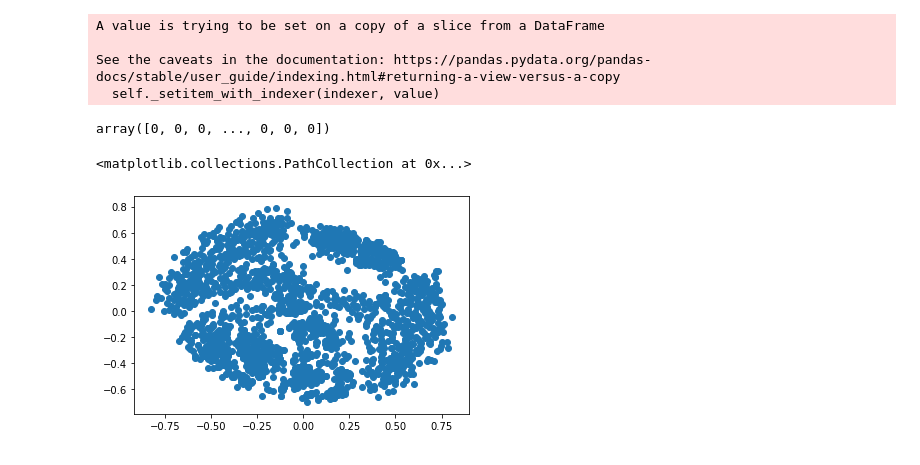
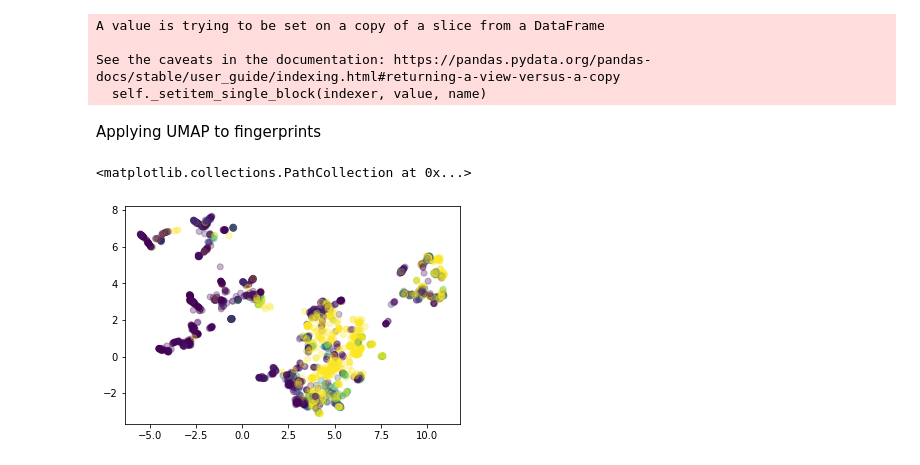
Before and after one commit to SABS-DataScienceForDrugDiscovery-9/COVID_moonshot_analysis, a Jupyter notebook: cluster_compounds.ipynb, the cells around one changed output. Saved outputs shown, nothing was run; the diff lists cells and outputs as text; code cells hidden in the pictures.

Commit message:
Added clustering code

```diff
--- a/cluster_compounds.ipynb
+++ b/cluster_compounds.ipynb
@@ -17,0 +9,17 @@ db.head()
+# %%
+conn = sqlite3.connect("sabs_moonshot.db")
+data = pd.read_sql_query("""
+SELECT smiles, fingerprint, r_avg_IC50, f_avg_IC50
+FROM assays
+INNER JOIN compounds ON compounds.id = assays.compound_id
+WHERE assays.r_avg_IC50 != "" OR assays.f_avg_IC50 != "";
+""", conn)
+pd.to_numeric(data["r_avg_IC50"], errors='coerce')
+pd.to_numeric(data["f_avg_IC50"], errors='coerce')
+data["r_avg_IC50"] = data["r_avg_IC50"].replace("", np.NaN)
+data["f_avg_IC50"] = data["f_avg_IC50"].replace("", np.NaN)
+conn.close()
+data['avg_IC50'] = np.mean(data[["r_avg_IC50", "f_avg_IC50"]], axis=1).to_numpy()
+db=data
+
+db.head()
@@ -33,12 +48,7 @@ db.to_csv('fingerprints.csv')
 A value is trying to be set on a copy of a slice from a DataFrame
 
 See the caveats in the documentation: https://pandas.pydata.org/pandas-docs/stable/user_guide/indexing.html#returning-a-view-versus-a-copy
-  self._setitem_with_indexer(indexer, value)
+  self._setitem_single_block(indexer, value, name)
-# %%
-a=np.array(fps[0])
-a
-# %% [output]
-array([0, 0, 0, ..., 0, 0, 0])
 # %%
 #Construct a similarity matix using Tanimoto index
 S=np.zeros((N,N))
@@ -53,7 +59,16 @@ X=mds.fit_transform(1-S)
-# %%
-import matplotlib.pyplot as plt
-fig = plt.figure()
-plt.scatter(X[:,0],X[:,1])
-# %% [output]
-<matplotlib.collections.PathCollection at 0x...>
-[figure, removed]
+# %% [markdown]
+Applying UMAP to fingerprints
+# %%
+from umap import UMAP
+#Store fingerprints for each components in a matrix
+FPS=np.zeros((N,2048))
+for i in range(len(db)):
+    FPS[i,:]=np.array(fps[i])
+# %%
+#Cluster using UMAP
+reducer=UMAP(n_neighbors=80,n_components=2,metric='jaccard')
+FPS_trans=reducer.fit_transform(FPS)
+plt.scatter(FPS_trans[:,0],FPS_trans[:,1],c=c,alpha=0.3)
+# %% [output]
+<matplotlib.collections.PathCollection at 0x...>
+[figure, added]
```
Also changed, not shown: parts of 9 cells of this notebook, 1 other file.
